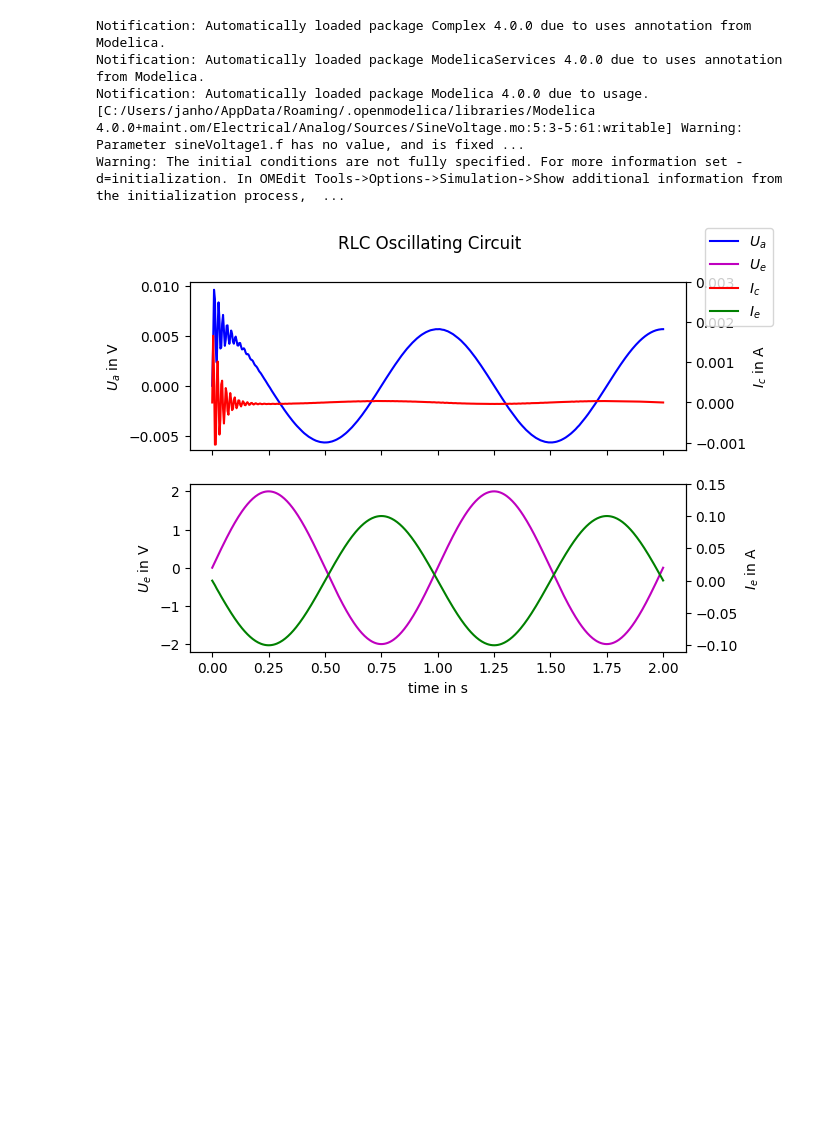
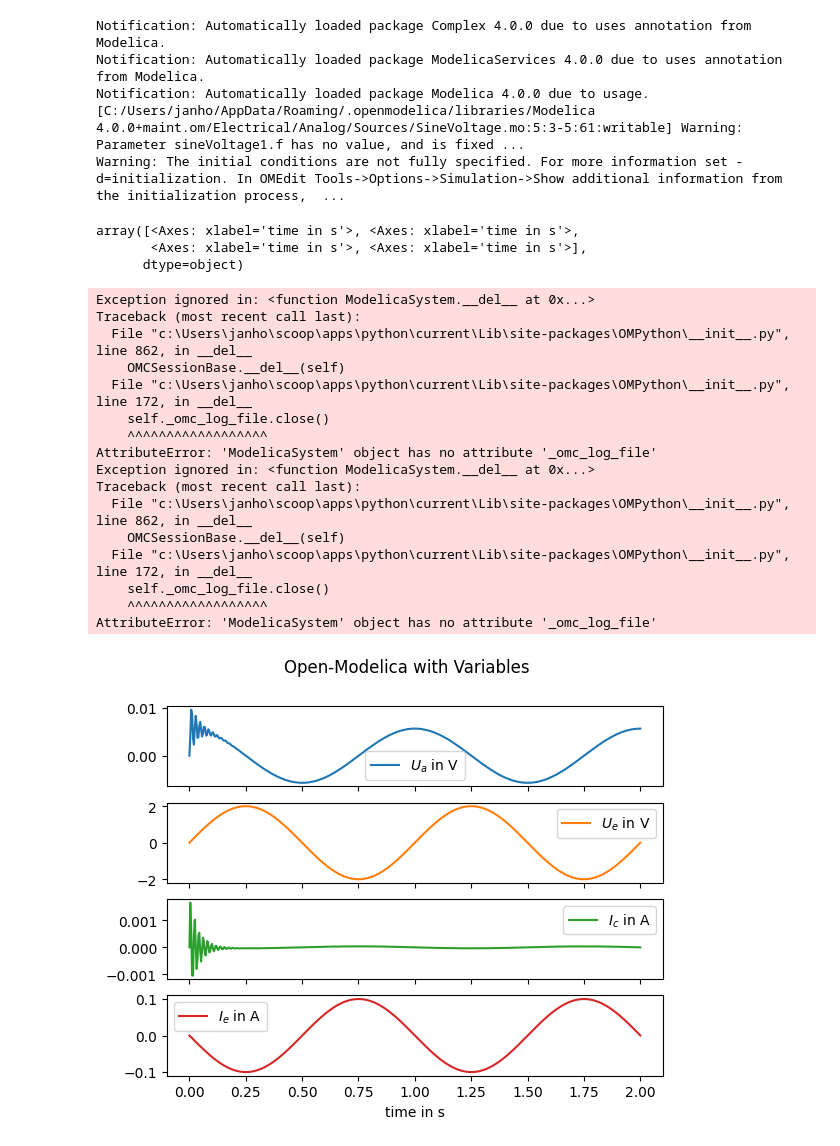
Before and after one commit to JaxRaffnix/Modellbildung-Simulation, a Jupyter notebook: exercise 3/exercise3.ipynb, the cells around one changed output. Drawn from its saved outputs; the diff is of its cells as text; code cells hidden in the pictures; blank space fills up the shorter version.

```diff
--- a/exercise 3/exercise3.ipynb
+++ b/exercise 3/exercise3.ipynb
@@ -166,27 +121,34 @@ Warning: The initial conditions are not fully specified. For more information se
-# %%
-fig, (ax1, ax2) = plt.subplots(2, sharex=True)
-fig.suptitle("RLC Oscillating Circuit")
-
-
-ax1.plot(time, output_voltage, label="$U_a$", color="b")
-ax1.set_ylabel("$U_a$ in V")
-ax12 = ax1.twinx()
-ax12.plot(time, output_current, label="$I_c$", color="r")
-ax12.set_ylim(top=0.003)
-ax12.set_ylabel("$I_c$ in A")
-
-
-ax2.plot(time, input_voltage, label="$U_e$", color ="m")
-ax2.set_ylabel("$U_e$ in V")
-ax22 = ax2.twinx()
-ax22.plot(time, input_current, label="$I_e$", color="g")
-ax22.set_ylim(top=0.15)
-ax22.set_ylabel("$I_e$ in A")
-
-ax2.set_xlabel("time in s")
-fig.legend()
-plt.show()
-# %% [output]
-[figure, removed]
+# %%
+task3 = pd.DataFrame({
+    "time in s":    model.getSolutions('time').ravel(),
+    "$U_a$ in V":   model.getSolutions("inductor1.v").ravel(),
+    "$U_e$ in V":   model.getSolutions("sineVoltage1.v").ravel(),
+    "$I_c$ in A":   model.getSolutions("capacitor1.i").ravel(),
+    "$I_e$ in A":   model.getSolutions("sineVoltage1.i").ravel()
+})
+task3 = task3.set_index("time in s")
+
+task3.plot(subplots=True, title="Open-Modelica with Variables")
+# %% [output]
+array([<Axes: xlabel='time in s'>, <Axes: xlabel='time in s'>,
+       <Axes: xlabel='time in s'>, <Axes: xlabel='time in s'>],
+      dtype=object)
+Exception ignored in: <function ModelicaSystem.__del__ at 0x...>
+Traceback (most recent call last):
+  File "c:\Users\janho\scoop\apps\python\current\Lib\site-packages\OMPython\__init__.py", line 862, in __del__
+    OMCSessionBase.__del__(self)
+  File "c:\Users\janho\scoop\apps\python\current\Lib\site-packages\OMPython\__init__.py", line 172, in __del__
+    self._omc_log_file.close()
+    ^^^^^^^^^^^^^^^^^^
+AttributeError: 'ModelicaSystem' object has no attribute '_omc_log_file'
+Exception ignored in: <function ModelicaSystem.__del__ at 0x...>
+Traceback (most recent call last):
+  File "c:\Users\janho\scoop\apps\python\current\Lib\site-packages\OMPython\__init__.py", line 862, in __del__
+    OMCSessionBase.__del__(self)
+  File "c:\Users\janho\scoop\apps\python\current\Lib\site-packages\OMPython\__init__.py", line 172, in __del__
+    self._omc_log_file.close()
+    ^^^^^^^^^^^^^^^^^^
+AttributeError: 'ModelicaSystem' object has no attribute '_omc_log_file'
+[figure, added]
 # %% [markdown]
 ## Frequencies of the Circuit
```
Also changed, not shown: parts of 23 cells of this notebook, 4 other files.
